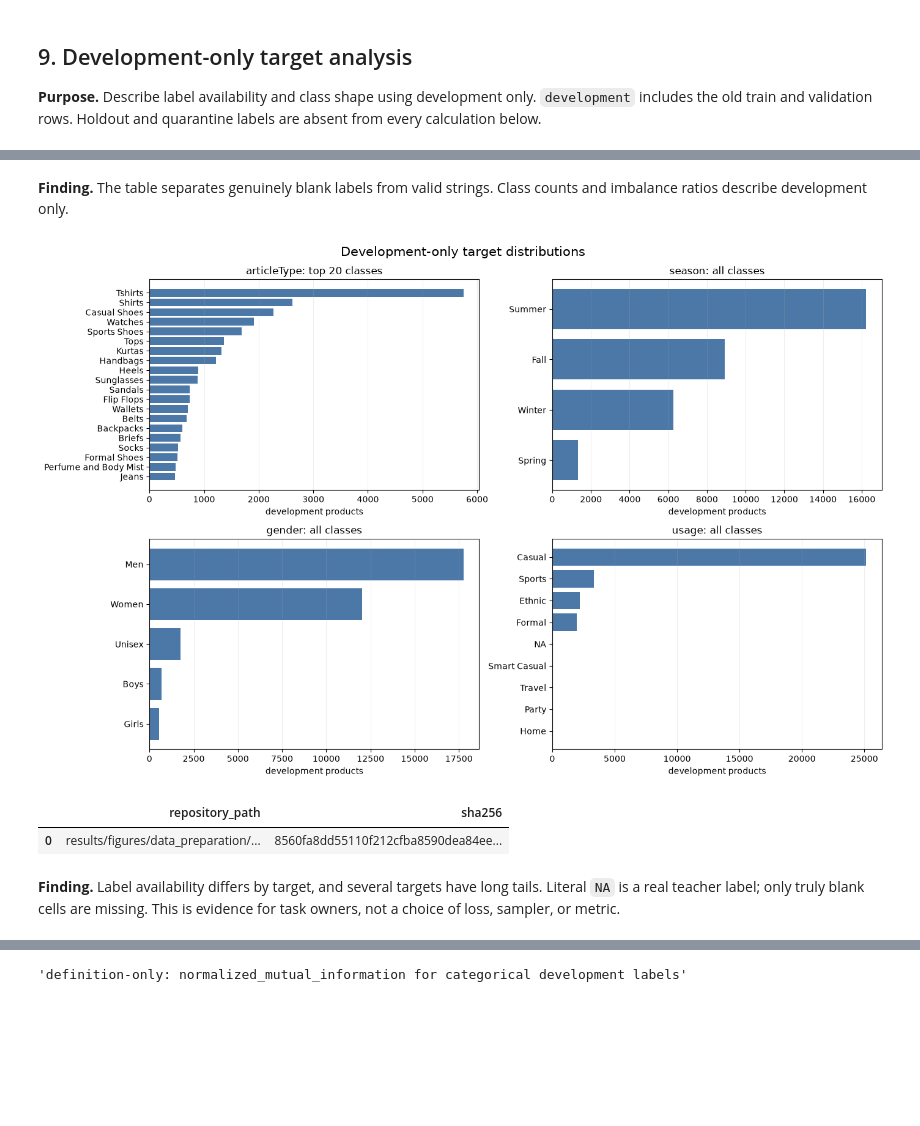
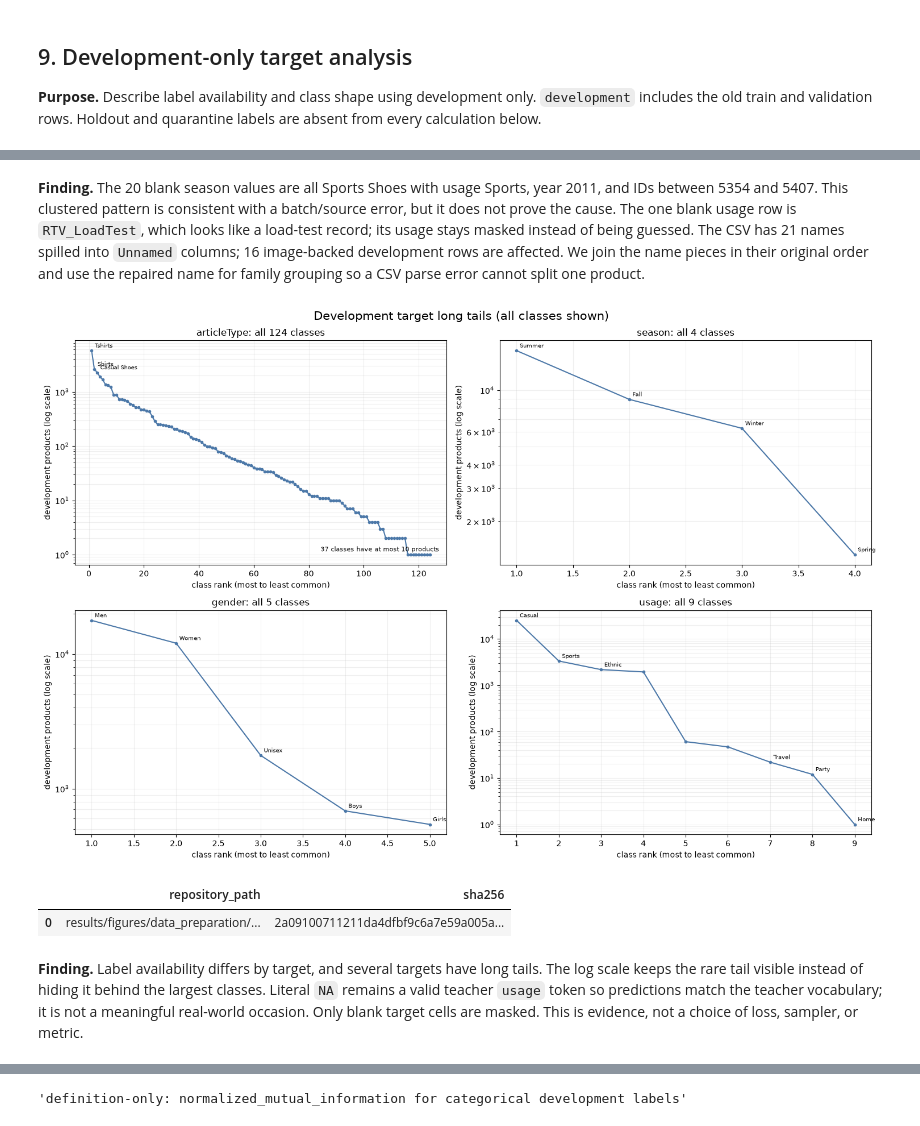
Before and after one commit to TrnLin/MLA2, a Jupyter notebook: notebooks/01_data_preparation.ipynb, the cells around one changed output, grey strips where cells are left out. Cells and saved outputs as stored; diff of their text form; code cells hidden in the pictures; blank space fills up the shorter version.

Commit message:
fix(data): strengthen preparation analysis and split contract

```diff
--- a/notebooks/01_data_preparation.ipynb
+++ b/notebooks/01_data_preparation.ipynb
@@ -751,29 +988,62 @@ Literal 'NA' usage rows with a true mask: 61
 # %% [markdown]
-**Finding.** The table separates genuinely blank labels from valid strings. Class
-counts and imbalance ratios describe development only.
+**Finding.** The 20 blank season values are all Sports Shoes with usage Sports, year
+2011, and IDs between 5354 and 5407. This clustered pattern is consistent with a
+batch/source error, but it does not prove the cause. The one blank usage row is
+`RTV_LoadTest`, which looks like a load-test record; its usage stays masked instead of
+being guessed. The CSV has 21 names spilled into `Unnamed` columns; 16 image-backed
+development rows are affected. We join the name pieces in their original order and use
+the repaired name for family grouping so a CSV parse error cannot split one product.
 # %%
-figure, axes = plt.subplots(2, 2, figsize=(14, 9))
+figure, axes = plt.subplots(2, 2, figsize=(15, 10))
 for axis, target in zip(axes.ravel(), TARGETS):
     valid = development[f"has_{target}_label"]
-    counts = development.loc[valid, target].astype(str).value_counts()
-    shown = counts.head(20 if target == "articleType" else len(counts)).sort_values()
-    axis.barh(shown.index, shown.values, color="#4C78A8")
-    axis.set_title(f"{target}: {'top 20 classes' if target == 'articleType' else 'all classes'}")
-    axis.set_xlabel("development products")
-    axis.grid(axis="x", alpha=0.2)
-figure.suptitle("Development-only target distributions", fontsize=15)
+    counts = development.loc[valid, target].astype(str).value_counts().sort_values(ascending=False)
+    ranks = np.arange(1, len(counts) + 1)
+    axis.plot(ranks, counts.to_numpy(), marker="o", markersize=3, color="#4C78A8")
+    axis.set_yscale("log")
+    axis.set_title(f"{target}: all {len(counts)} classes")
+    axis.set_xlabel("class rank (most to least common)")
+    axis.set_ylabel("development products (log scale)")
+    axis.grid(alpha=0.2, which="both")
+    annotation_indexes = (
+        list(range(min(3, len(counts))))
+        if len(counts) > 20
+        else sorted(
+            set(range(min(3, len(counts)))) | set(range(max(0, len(counts) - 3), len(counts)))
+        )
+    )
+    for index in annotation_indexes:
+        axis.annotate(
+            str(counts.index[index]),
+            (ranks[index], counts.iloc[index]),
+            xytext=(4, 4),
+            textcoords="offset points",
+            fontsize=7,
+        )
+    if len(counts) > 20:
+        axis.text(
+            0.98,
+            0.06,
+            f"{int(counts.le(10).sum())} classes have at most 10 products",
+            transform=axis.transAxes,
+            ha="right",
+            fontsize=8,
+        )
+figure.suptitle("Development target long tails (all classes shown)", fontsize=15)
 figure.tight_layout()
 figure_record = save_figure(figure, "target_distributions.png")
 plt.show()
 display(pd.DataFrame([figure_record]))
 # %% [output]
-[figure, old version]
+[figure, new version]
 |  | repository_path | sha256 |
-| 0 | results/figures/data_preparation/... | 8560fa8dd55110f212cfba8590dea84ee... |
+| 0 | results/figures/data_preparation/... | 2a09100711211da4dfbf9c6a7e59a005a... |
 # %% [markdown]
 **Finding.** Label availability differs by target, and several targets have long
-tails. Literal `NA` is a real teacher label; only truly blank cells are missing.
-This is evidence for task owners, not a choice of loss, sampler, or metric.
+tails. The log scale keeps the rare tail visible instead of hiding it behind the largest
+classes. Literal `NA` remains a valid teacher `usage` token so predictions match the
+teacher vocabulary; it is not a meaningful real-world occasion. Only blank target cells
+are masked. This is evidence, not a choice of loss, sampler, or metric.
 # %% [markdown]
 ## 10. Imbalance and class support by fold
 
```
Also changed, not shown: parts of 40 cells of this notebook, 39 other files.
